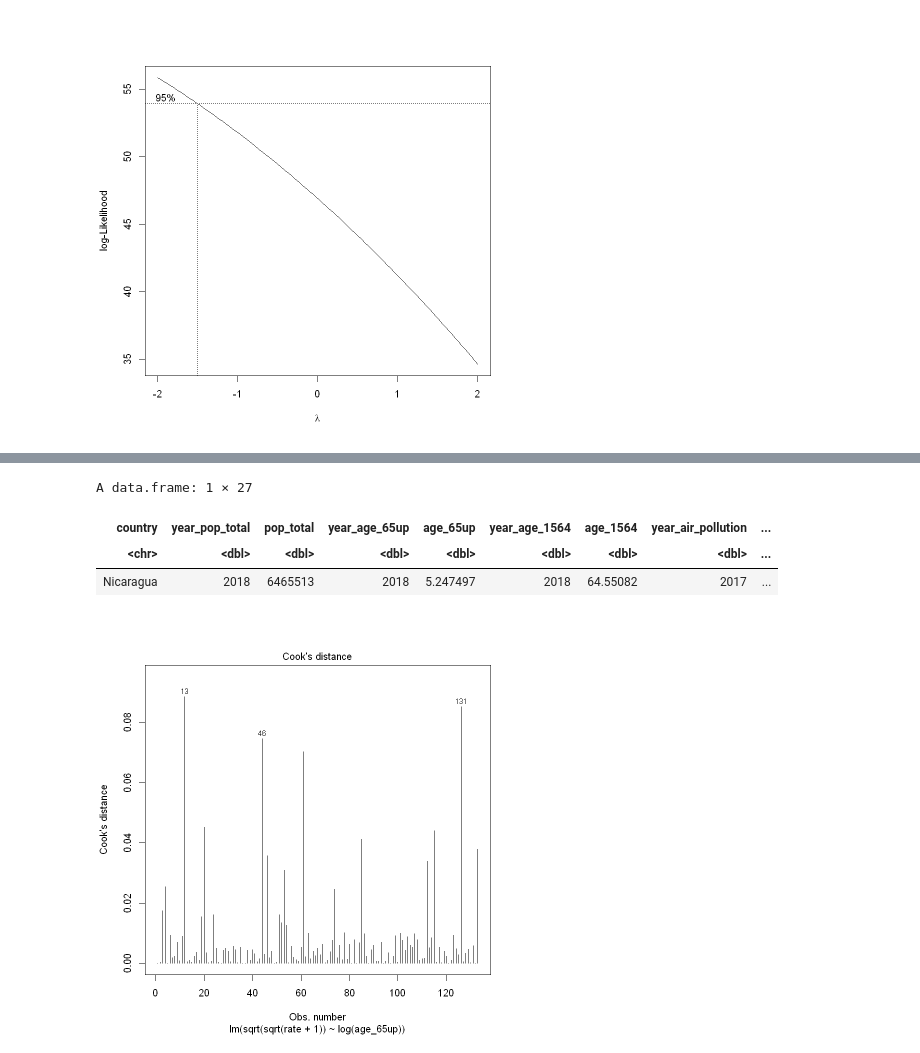
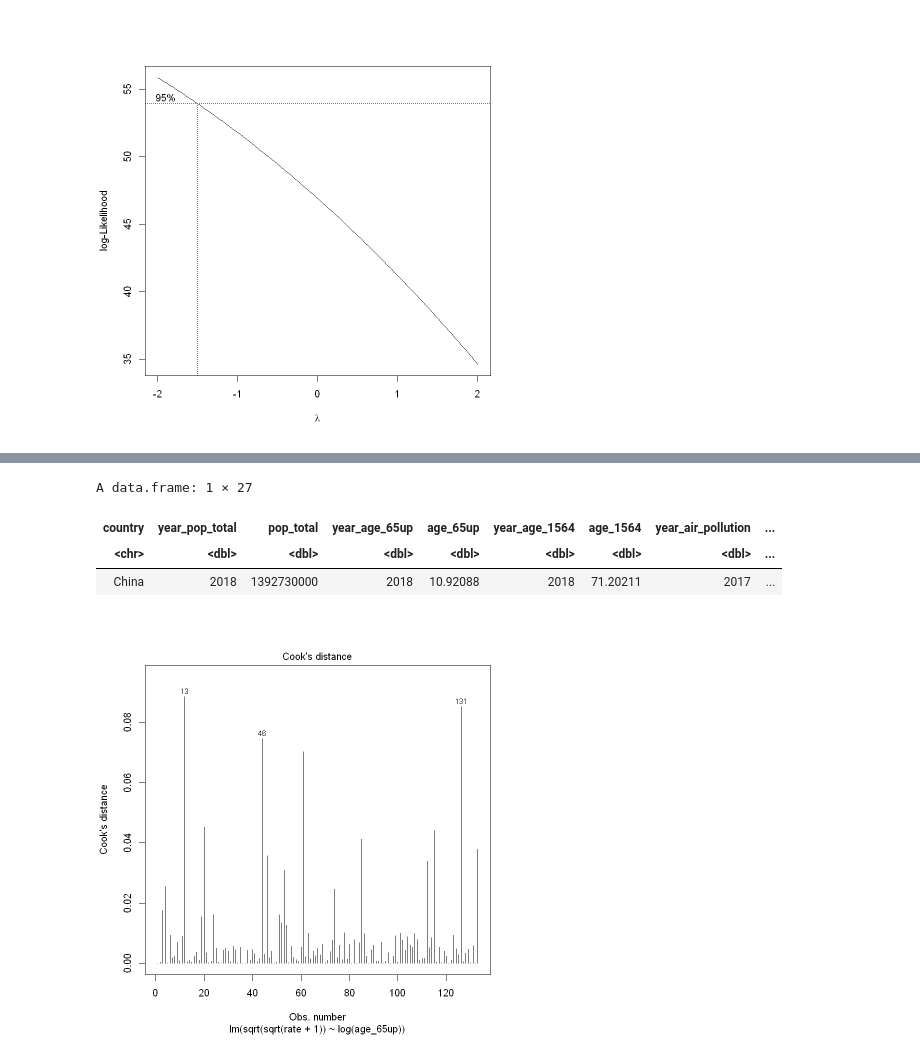
Before and after one commit to flizhou/age_effects_on_COVID-19, a Jupyter notebook: scripts/eda.ipynb, the cells around one changed output, grey strips where cells are left out. Cells and saved outputs as stored; diff of their text form; code cells hidden in the pictures.

```diff
--- a/scripts/eda.ipynb
+++ b/scripts/eda.ipynb
@@ -1058,11 +1066,11 @@ A data.frame: 1 × 9
 # %%
 data_gov %>%
-    filter(country == "Nicaragua")
+    filter(country == "China")
 # %% [output]
 A data.frame: 1 × 27
 | country | year_pop_total | pop_total | year_age_65up | age_65up | year_age_1564 | age_1564 | year_air_pollution | ... |
 | <chr> | <dbl> | <dbl> | <dbl> | <dbl> | <dbl> | <dbl> | <dbl> | ... |
-| Nicaragua | 2018 | 6465513 | 2018 | 5.247497 | 2018 | 64.55082 | 2017 | ... |
+| China | 2018 | 1392730000 | 2018 | 10.92088 | 2018 | 71.20211 | 2017 | ... |
 # %%
 plot(fit, which = 4)
 # %% [output]
```
Also changed, not shown: parts of 6 cells of this notebook.
